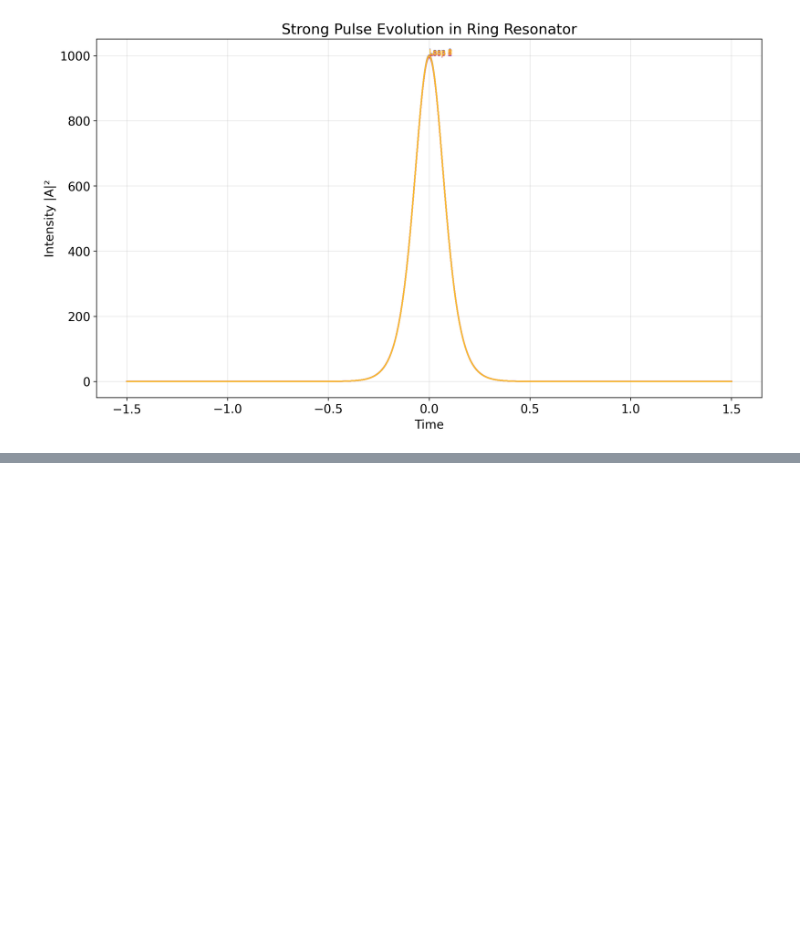
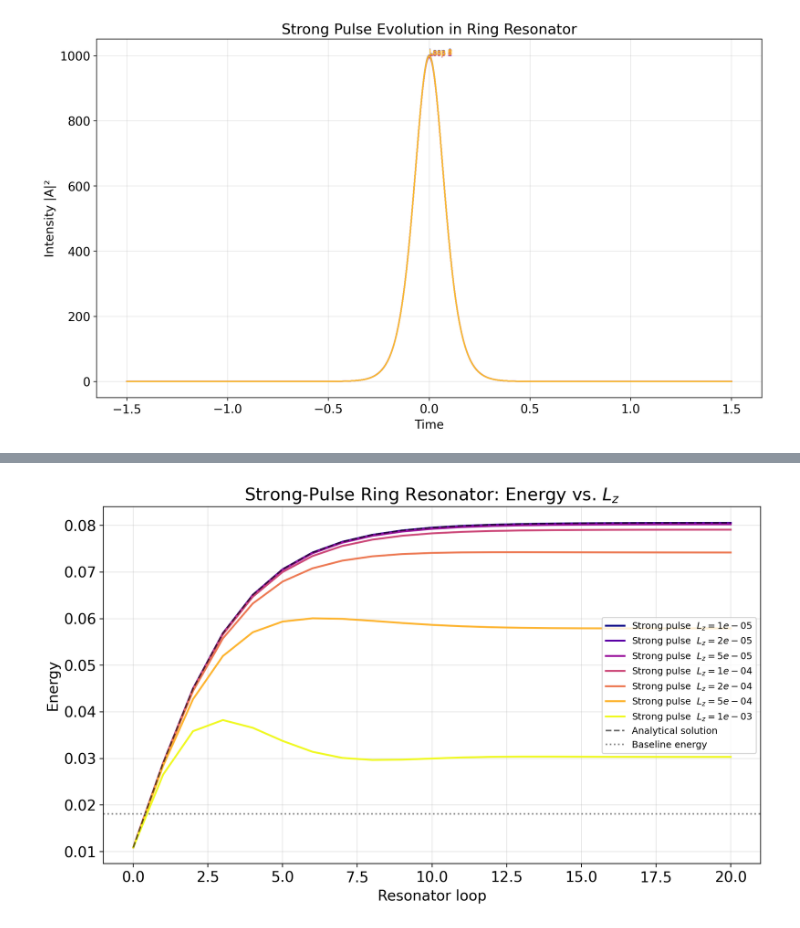
Before and after one commit to lukass16/LGW-Lab-NLSE, a Jupyter notebook: NLSE in PyTorch/ring_resonator.ipynb, the cells around one changed output, grey strips where cells are left out. Cells and saved outputs as stored; diff of their text form; code cells hidden in the pictures; blank space fills up the shorter version.

```diff
--- a/NLSE in PyTorch/ring_resonator.ipynb
+++ b/NLSE in PyTorch/ring_resonator.ipynb
@@ -293,7 +293,7 @@ B = 16
 mode = 6
 
 # define hyperparameters
-N_train = 10
+N_train = 100
 lr = 1e-3
 
 # get hg_basis
@@ -548,0 +552,52 @@ plt.show()
+# %%
+"""-----Lz Sweep: Strong Pulse Scenario-----"""
+Lz_values = np.logspace(-5, -3, 7)  # 5 values from 1e-5 to 1e-3
+
+# use a perceptually-uniform colormap for the Lz curves
+sweep_cmap = plt.cm.plasma
+sweep_colors = [sweep_cmap(i / (len(Lz_values) - 1)) for i in range(len(Lz_values))]
+
+fig, ax = plt.subplots(figsize=(10, 6), dpi=200)
+
+for idx, Lz_val in enumerate(Lz_values):
+    Nz_val = 10
+    dz_val = Lz_val / Nz_val
+
+    # rebuild strong pulse stack for this run
+    A_k_stack_sweep = torch.stack([strong_input for _ in range(N_resonator)])
+
+    # initialise
+    energy_run = []
+    A_j_run = weak_input * t_coeff
+    energy_run.append(get_energy(A_j_run, dt))
+
+    for i in tqdm(range(N_resonator), desc=f'Lz={Lz_val:.1e}', leave=False):
+        A_j_ev, _ = propagate_L(
+            A_j_run, A_k_stack_sweep[i] * t_coeff,
+            dz_val, Nz_val,
+            beta2_j, beta2_k, gamma_j, gamma_k, Lt
+        )
+        A_j_run = A_j_ev[:, -1]
+        A_j_run, _ = beam_splitter(weak_input, A_j_run, r_coeff, t_coeff)
+        energy_run.append(get_energy(A_j_run, dt))
+
+    ax.plot(
+        energy_run,
+        color=sweep_colors[idx],
+        linewidth=1.8,
+        label=f'Strong pulse  $L_z={Lz_val:.0e}$'
+    )
+
+# overlay reference curves
+ax.plot(analytical_energy, linestyle='--', color='black', alpha=0.6, linewidth=1.5, label='Analytical solution')
+ax.axhline(baseline_energy, linestyle=':', color='gray', linewidth=1.5, label='Baseline energy')
+
+ax.set_xlabel('Resonator loop')
+ax.set_ylabel('Energy')
+ax.set_title('Strong-Pulse Ring Resonator: Energy vs. $L_z$')
+ax.legend(fontsize=9)
+ax.grid(True, alpha=0.3)
+plt.tight_layout()
+plt.show()
+# %% [output]
+[figure, added]
```
Also changed, not shown: parts of 7 cells of this notebook, 6 other files.
